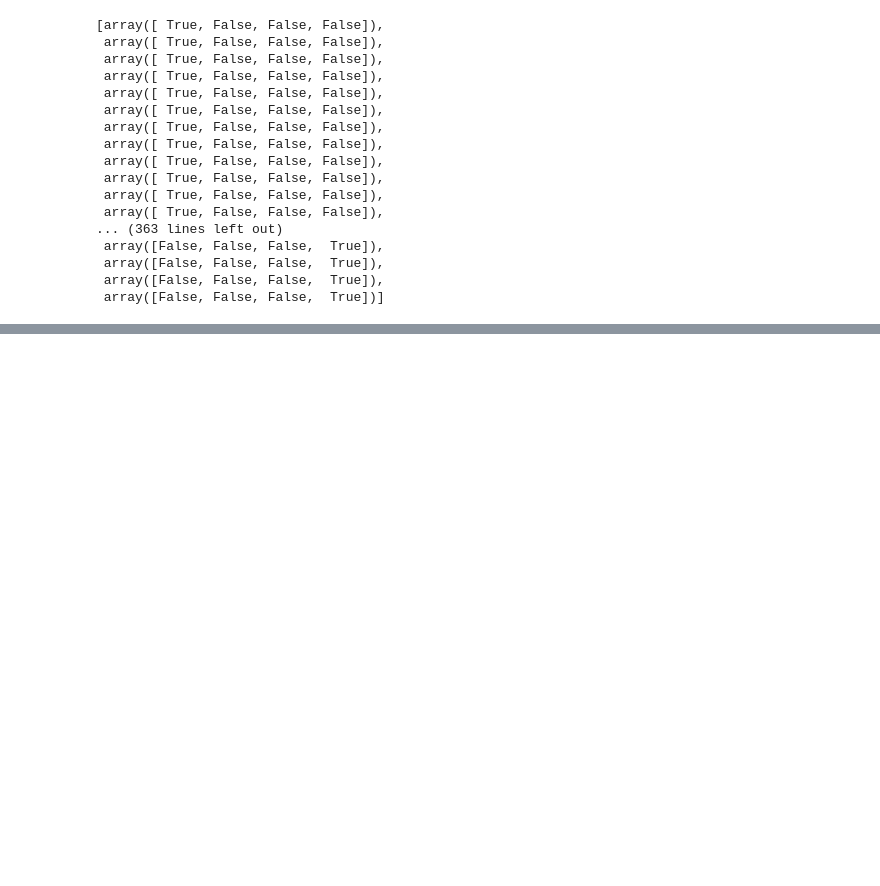
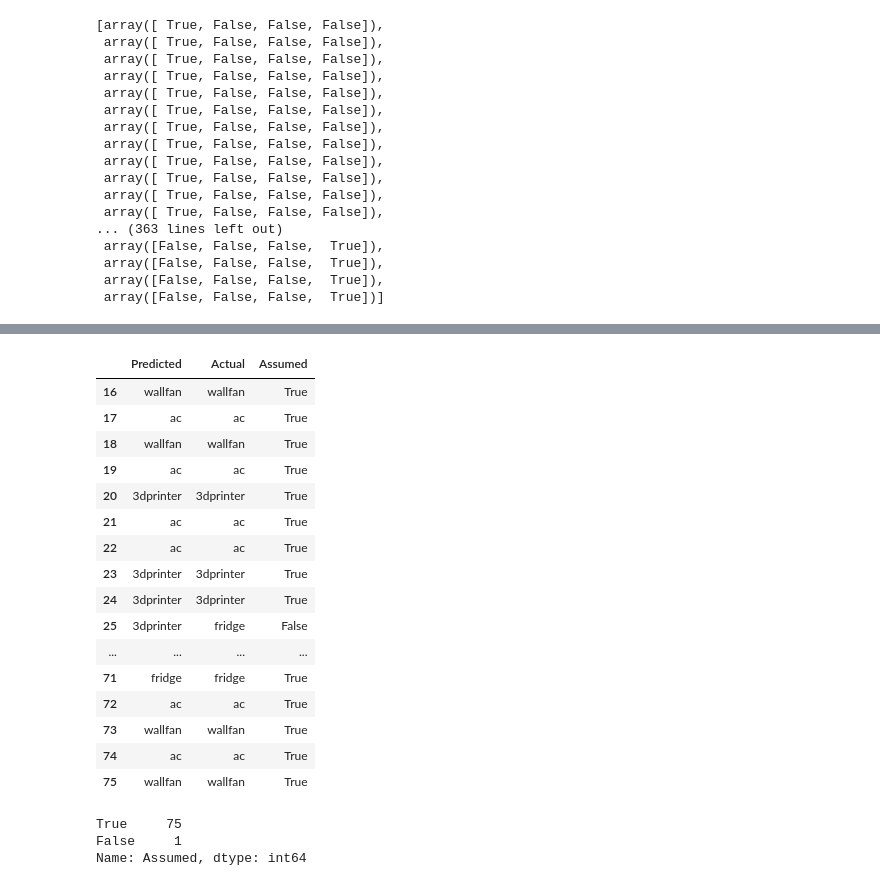
Before and after one commit to caxefaizan/S3_bucket_manipulation, a Jupyter notebook: End to End Conversion.ipynb, the cells around one changed output, grey strips where cells are left out. Cells and saved outputs as stored; diff of their text form; code cells hidden in the pictures; blank space fills up the shorter version.

```diff
--- a/End to End Conversion.ipynb
+++ b/End to End Conversion.ipynb
@@ -321,0 +536,26 @@ cc = pd.read_csv('3dprinter.csv')
+# %%
+pred_df.tail(60)
+# %% [output]
+|  | Predicted | Actual | Assumed |
+| 16 | wallfan | wallfan | True |
+| 17 | ac | ac | True |
+| 18 | wallfan | wallfan | True |
+| 19 | ac | ac | True |
+| 20 | 3dprinter | 3dprinter | True |
+| 21 | ac | ac | True |
+| 22 | ac | ac | True |
+| 23 | 3dprinter | 3dprinter | True |
+| 24 | 3dprinter | 3dprinter | True |
+| 25 | 3dprinter | fridge | False |
+| ... | ... | ... | ... |
+| 71 | fridge | fridge | True |
+| 72 | ac | ac | True |
+| 73 | wallfan | wallfan | True |
+| 74 | ac | ac | True |
+| 75 | wallfan | wallfan | True |
+# %%
+pred_df['Assumed'].value_counts()
+# %% [output]
+True     75
+False     1
+Name: Assumed, dtype: int64
```
Also changed, not shown: parts of 28 cells of this notebook.
